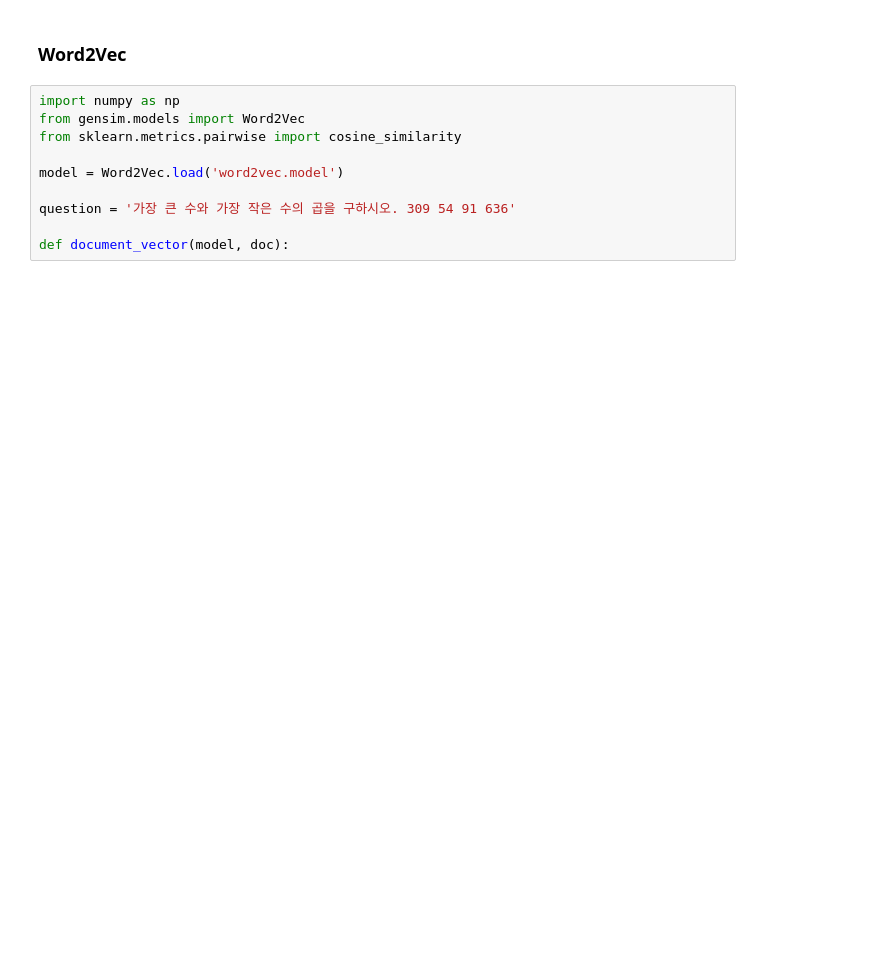
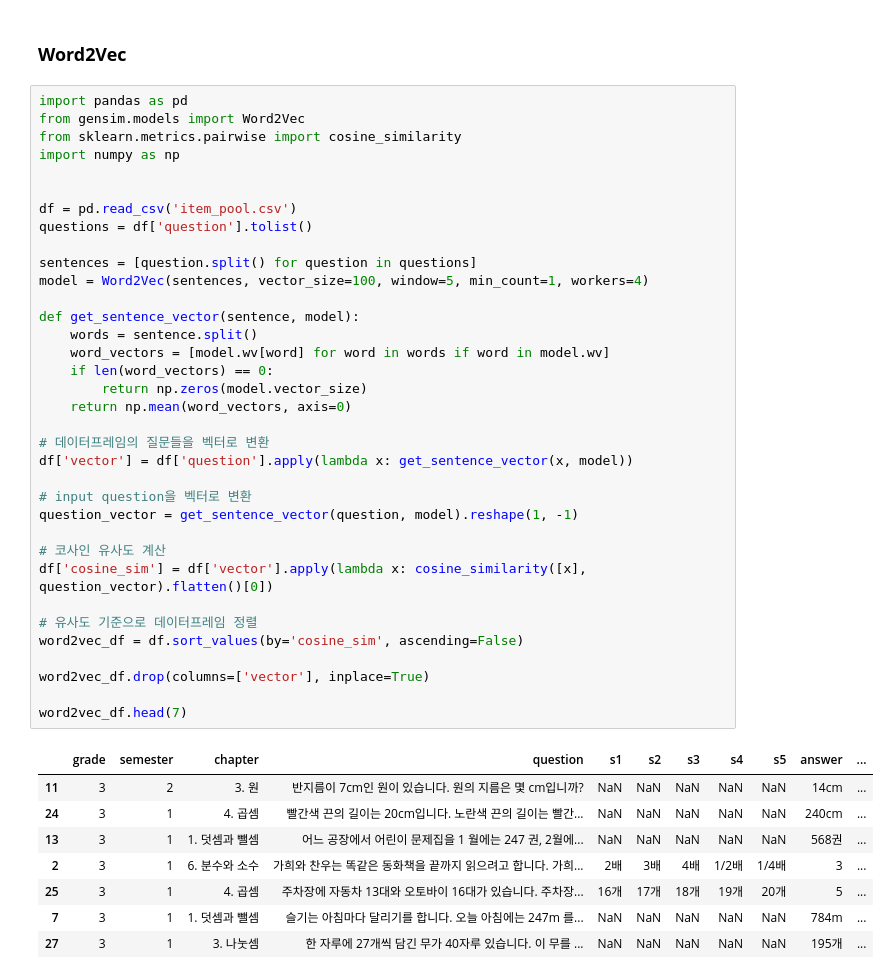
Before and after one commit to zissuuo/MathMates, a Jupyter notebook: cosinesimilarity.ipynb, the cells around one changed output. Saved outputs shown, nothing was run; the diff lists cells and outputs as text; blank space fills up the shorter version.

```diff
--- a/cosinesimilarity.ipynb
+++ b/cosinesimilarity.ipynb
@@ -32,12 +37,46 @@ df.head(5)
 # %% [markdown]
 ### **Word2Vec** ##
-# %%
-import numpy as np
-from gensim.models import Word2Vec
-from sklearn.metrics.pairwise import cosine_similarity
-
-model = Word2Vec.load('word2vec.model')
-
-question = '가장 큰 수와 가장 작은 수의 곱을 구하시오. 309 54 91 636'
-
-def document_vector(model, doc):
+# %%
+import pandas as pd
+from gensim.models import Word2Vec
+from sklearn.metrics.pairwise import cosine_similarity
+import numpy as np
+
+
+df = pd.read_csv('item_pool.csv')
+questions = df['question'].tolist()
+
+sentences = [question.split() for question in questions]
+model = Word2Vec(sentences, vector_size=100, window=5, min_count=1, workers=4)
+
+def get_sentence_vector(sentence, model):
+    words = sentence.split()
+    word_vectors = [model.wv[word] for word in words if word in model.wv]
+    if len(word_vectors) == 0:
+        return np.zeros(model.vector_size)
+    return np.mean(word_vectors, axis=0)
+
+# 데이터프레임의 질문들을 벡터로 변환
+df['vector'] = df['question'].apply(lambda x: get_sentence_vector(x, model))
+
+# input question을 벡터로 변환
+question_vector = get_sentence_vector(question, model).reshape(1, -1)
+
+# 코사인 유사도 계산
+df['cosine_sim'] = df['vector'].apply(lambda x: cosine_similarity([x], question_vector).flatten()[0])
+
+# 유사도 기준으로 데이터프레임 정렬
+word2vec_df = df.sort_values(by='cosine_sim', ascending=False)
+
+word2vec_df.drop(columns=['vector'], inplace=True)
+
+word2vec_df.head(7)
+# %% [output]
+|  | grade | semester | chapter | question | s1 | s2 | s3 | s4 | s5 | answer | ... |
+| 11 | 3 | 2 | 3. 원 | 반지름이 7cm인 원이 있습니다. 원의 지름은 몇 cm입니까? | NaN | NaN | NaN | NaN | NaN | 14cm | ... |
+| 24 | 3 | 1 | 4. 곱셈 | 빨간색 끈의 길이는 20cm입니다. 노란색 끈의 길이는 빨간... | NaN | NaN | NaN | NaN | NaN | 240cm | ... |
+| 13 | 3 | 1 | 1. 덧셈과 뺄셈 | 어느 공장에서 어린이 문제집을 1 월에는 247 권, 2월에... | NaN | NaN | NaN | NaN | NaN | 568권 | ... |
+| 2 | 3 | 1 | 6. 분수와 소수 | 가희와 찬우는 똑같은 동화책을 끝까지 읽으려고 합니다. 가희... | 2배 | 3배 | 4배 | 1/2배 | 1/4배 | 3 | ... |
+| 25 | 3 | 1 | 4. 곱셈 | 주차장에 자동차 13대와 오토바이 16대가 있습니다. 주차장... | 16개 | 17개 | 18개 | 19개 | 20개 | 5 | ... |
+| 7 | 3 | 1 | 1. 덧셈과 뺄셈 | 슬기는 아침마다 달리기를 합니다. 오늘 아침에는 247m 를... | NaN | NaN | NaN | NaN | NaN | 784m | ... |
+| 27 | 3 | 1 | 3. 나눗셈 | 한 자루에 27개씩 담긴 무가 40자루 있습니다. 이 무를 ... | NaN | NaN | NaN | NaN | NaN | 195개 | ... |
```
Also changed, not shown: parts of 10 cells of this notebook, 20 other files.
